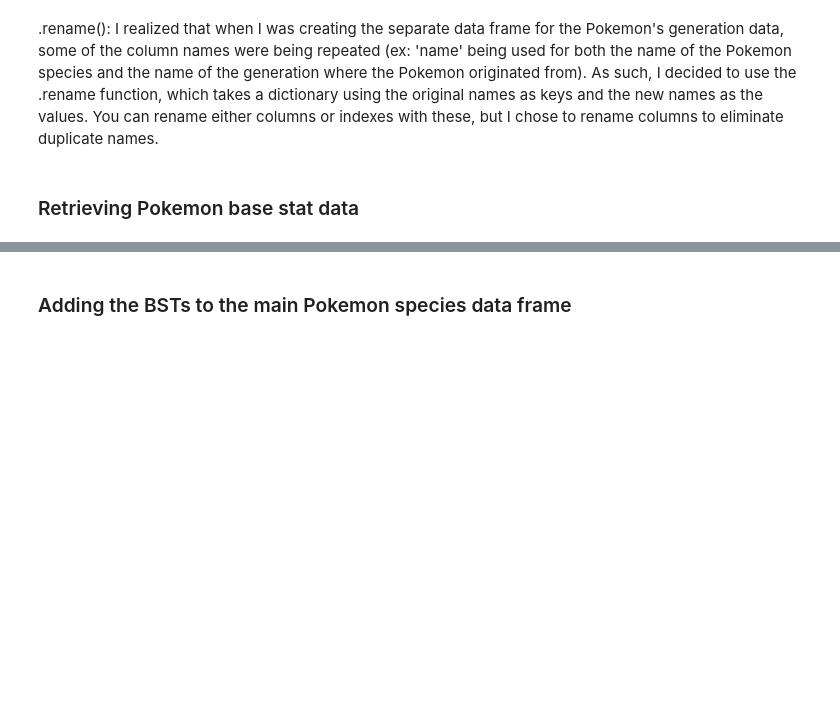
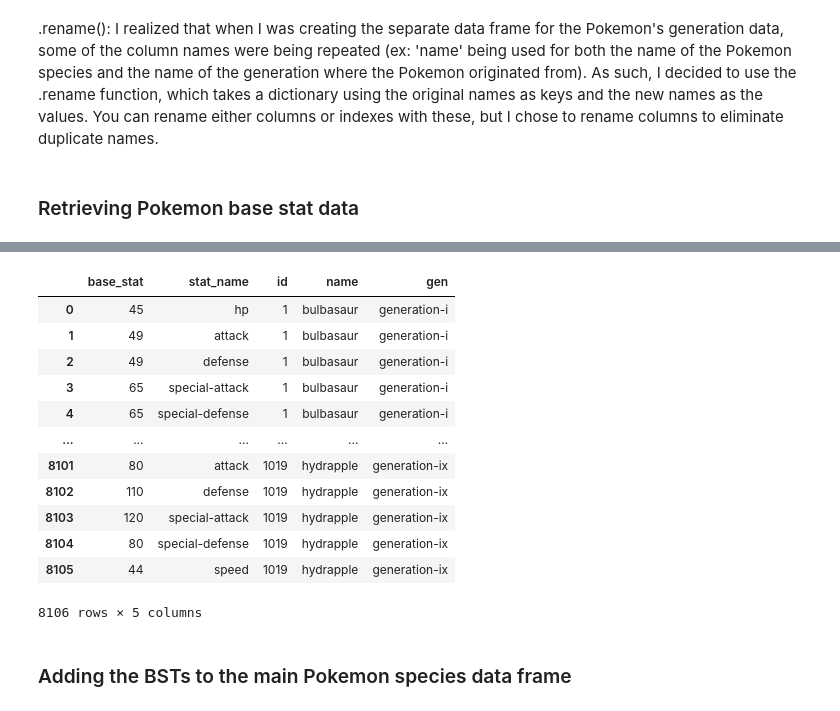
Before and after one commit to AEG-1309/me204-final-project, a Jupyter notebook: notebooks/NB01-Data-Collection.ipynb, the cells around one changed output, grey strips where cells are left out. Saved outputs shown, nothing was run; the diff lists cells and outputs as text; code cells hidden in the pictures; blank space fills up the shorter version.

```diff
--- a/notebooks/NB01-Data-Collection.ipynb
+++ b/notebooks/NB01-Data-Collection.ipynb
@@ -194,0 +210,5 @@ BST_df
+# %%
+def discover_generation(pokemon_name):
+    for gen in gen_list:
+        if pokemon_name in gen_mon[gen]:
+            return gen
@@ -195,3 +219,21 @@ BST_df
+# %%
+stats_df['gen'] = stats_df['name'].apply(discover_generation)
+
+stats_df
+# %% [output]
+|  | base_stat | stat_name | id | name | gen |
+| 0 | 45 | hp | 1 | bulbasaur | generation-i |
+| 1 | 49 | attack | 1 | bulbasaur | generation-i |
+| 2 | 49 | defense | 1 | bulbasaur | generation-i |
+| 3 | 65 | special-attack | 1 | bulbasaur | generation-i |
+| 4 | 65 | special-defense | 1 | bulbasaur | generation-i |
+| ... | ... | ... | ... | ... | ... |
+| 8101 | 80 | attack | 1019 | hydrapple | generation-ix |
+| 8102 | 110 | defense | 1019 | hydrapple | generation-ix |
+| 8103 | 120 | special-attack | 1019 | hydrapple | generation-ix |
+| 8104 | 80 | special-defense | 1019 | hydrapple | generation-ix |
+| 8105 | 44 | speed | 1019 | hydrapple | generation-ix |
+8106 rows × 5 columns
 # %% [markdown]
 ### Adding the BSTs to the main Pokemon species data frame
 # %%
```
Also changed, not shown: parts of 7 cells of this notebook, 3 other files.
